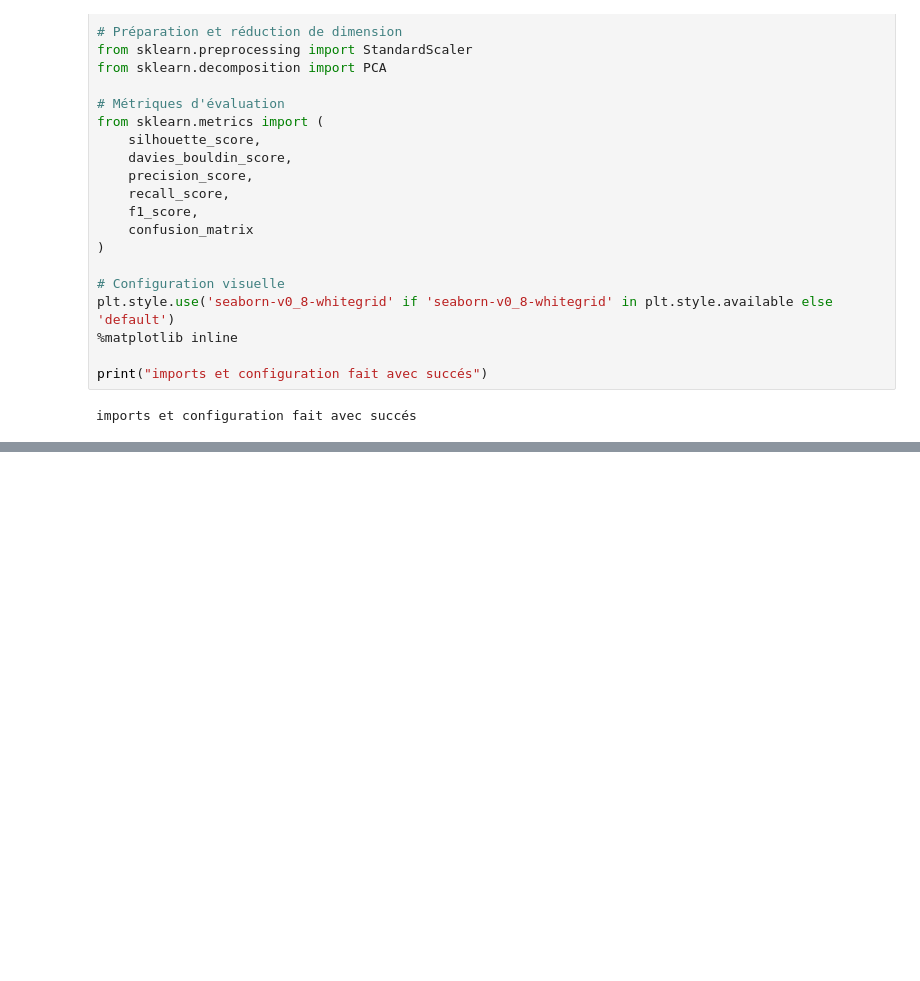
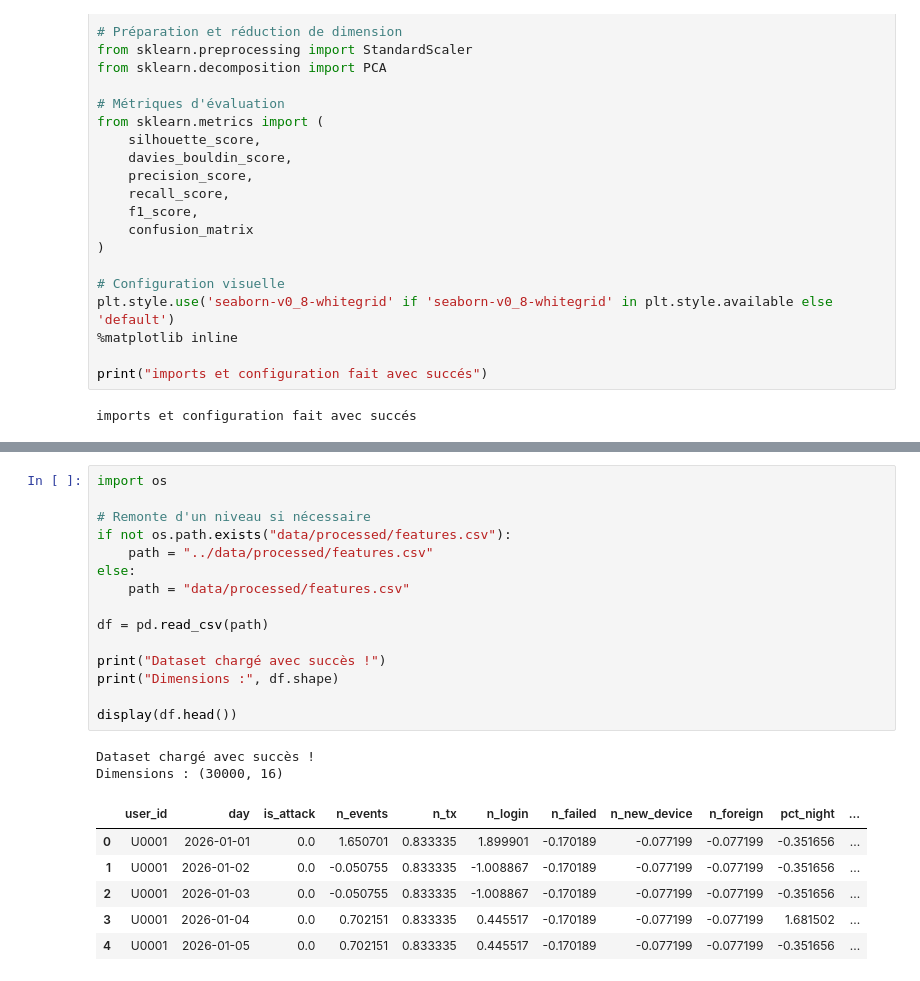
Before and after one commit to wissal231/chronoBank, a Jupyter notebook: notebooks/B_clustering.ipynb, the cells around one changed output, grey strips where cells are left out. Cells and saved outputs as stored; diff of their text form; blank space fills up the shorter version.

```diff
--- a/notebooks/B_clustering.ipynb
+++ b/notebooks/B_clustering.ipynb
@@ -64,3 +71,27 @@ def validate_input_data(df: pd.DataFrame) -> bool:
 
     print("Validation réussie : 13 features et métadonnées conformes, aucune valeur manquante.")
     return True
+# %%
+import os
+
+# Remonte d'un niveau si nécessaire
+if not os.path.exists("data/processed/features.csv"):
+    path = "../data/processed/features.csv"
+else:
+    path = "data/processed/features.csv"
+
+df = pd.read_csv(path)
+
+print("Dataset chargé avec succès !")
+print("Dimensions :", df.shape)
+
+display(df.head())
+# %% [output]
+Dataset chargé avec succès !
+Dimensions : (30000, 16)
+|  | user_id | day | is_attack | n_events | n_tx | n_login | n_failed | n_new_device | n_foreign | pct_night | ... |
+| 0 | U0001 | 2026-01-01 | 0.0 | 1.650701 | 0.833335 | 1.899901 | -0.170189 | -0.077199 | -0.077199 | -0.351656 | ... |
+| 1 | U0001 | 2026-01-02 | 0.0 | -0.050755 | 0.833335 | -1.008867 | -0.170189 | -0.077199 | -0.077199 | -0.351656 | ... |
+| 2 | U0001 | 2026-01-03 | 0.0 | -0.050755 | 0.833335 | -1.008867 | -0.170189 | -0.077199 | -0.077199 | -0.351656 | ... |
+| 3 | U0001 | 2026-01-04 | 0.0 | 0.702151 | 0.833335 | 0.445517 | -0.170189 | -0.077199 | -0.077199 | 1.681502 | ... |
+| 4 | U0001 | 2026-01-05 | 0.0 | 0.702151 | 0.833335 | 0.445517 | -0.170189 | -0.077199 | -0.077199 | -0.351656 | ... |
```
Also changed, not shown: parts of 24 cells of this notebook, 3 other files.
